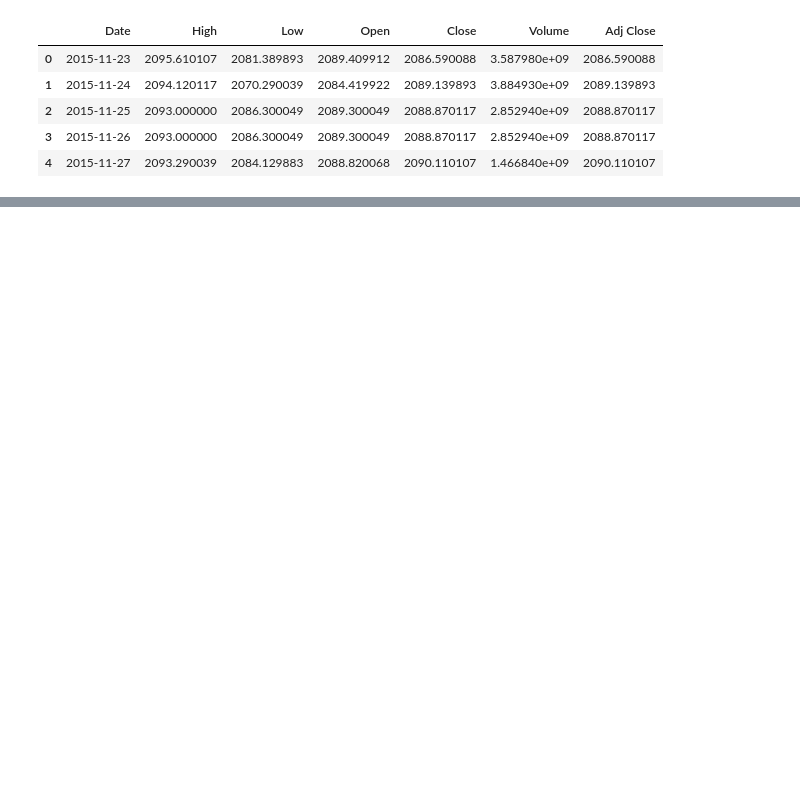
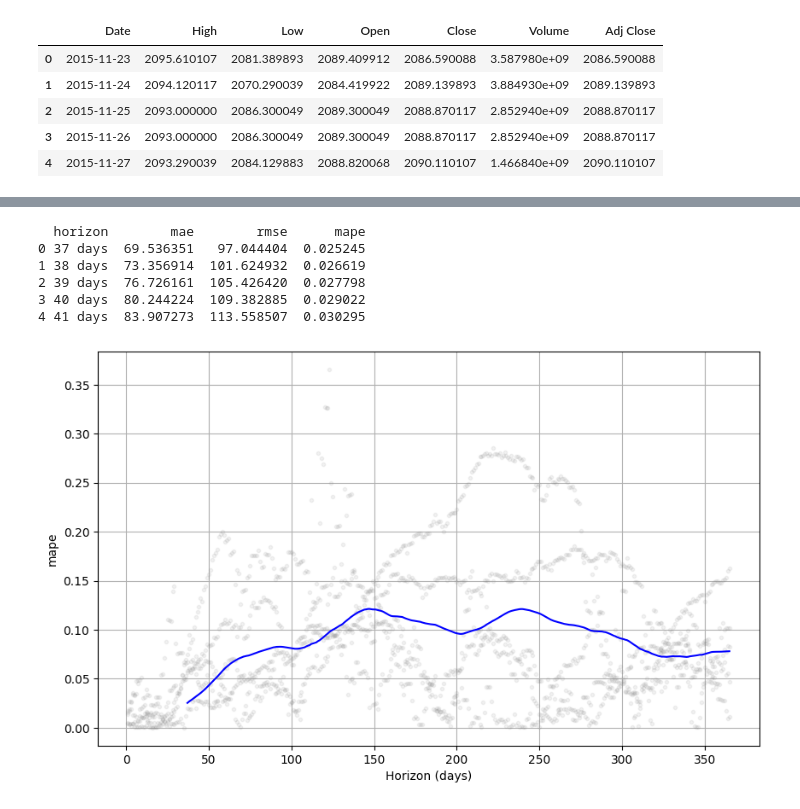
Before and after one commit to ano201/Time-Series-, a Jupyter notebook: yahoo_stock.ipynb, the cells around one changed output, grey strips where cells are left out. Drawn from its saved outputs; the diff is of its cells as text; code cells hidden in the pictures; blank space fills up the shorter version.

```diff
--- a/yahoo_stock.ipynb
+++ b/yahoo_stock.ipynb
@@ -125,0 +154,22 @@ Performance Metrics (Head):
+# %%
+from prophet.diagnostics import cross_validation, performance_metrics
+from prophet.plot import plot_cross_validation_metric
+import numpy as np
+
+# 1. Prepare the model with potential multiplicative seasonality
+model = Prophet(seasonality_mode='multiplicative', daily_seasonality=True)
+model.add_country_holidays(country_name='US')
+model.fit(df_final)
+
+# 2. Cross-validation (730 days training, 365 days forecast)
+df_cv = cross_validation(model, initial='730 days', period='180 days', horizon='365 days')
+
+# 3. Calculate metrics
+df_p = performance_metrics(df_cv)
+
+# 4. Show accuracy metrics (MAE, RMSE, MAPE)
+print(df_p[['horizon', 'mae', 'rmse', 'mape']].head())
+
+# 5. Plotting MAPE for accuracy visualization
+fig = plot_cross_validation_metric(df_cv, metric='mape')
+# %% [output]
@@ -125,0 +177,7 @@ Performance Metrics (Head):
+  horizon        mae        rmse      mape
+0 37 days  69.536351   97.044404  0.025245
+1 38 days  73.356914  101.624932  0.026619
+2 39 days  76.726161  105.426420  0.027798
+3 40 days  80.244224  109.382885  0.029022
+4 41 days  83.907273  113.558507  0.030295
+[figure, added]
```
Also changed, not shown: parts of 16 cells of this notebook.
